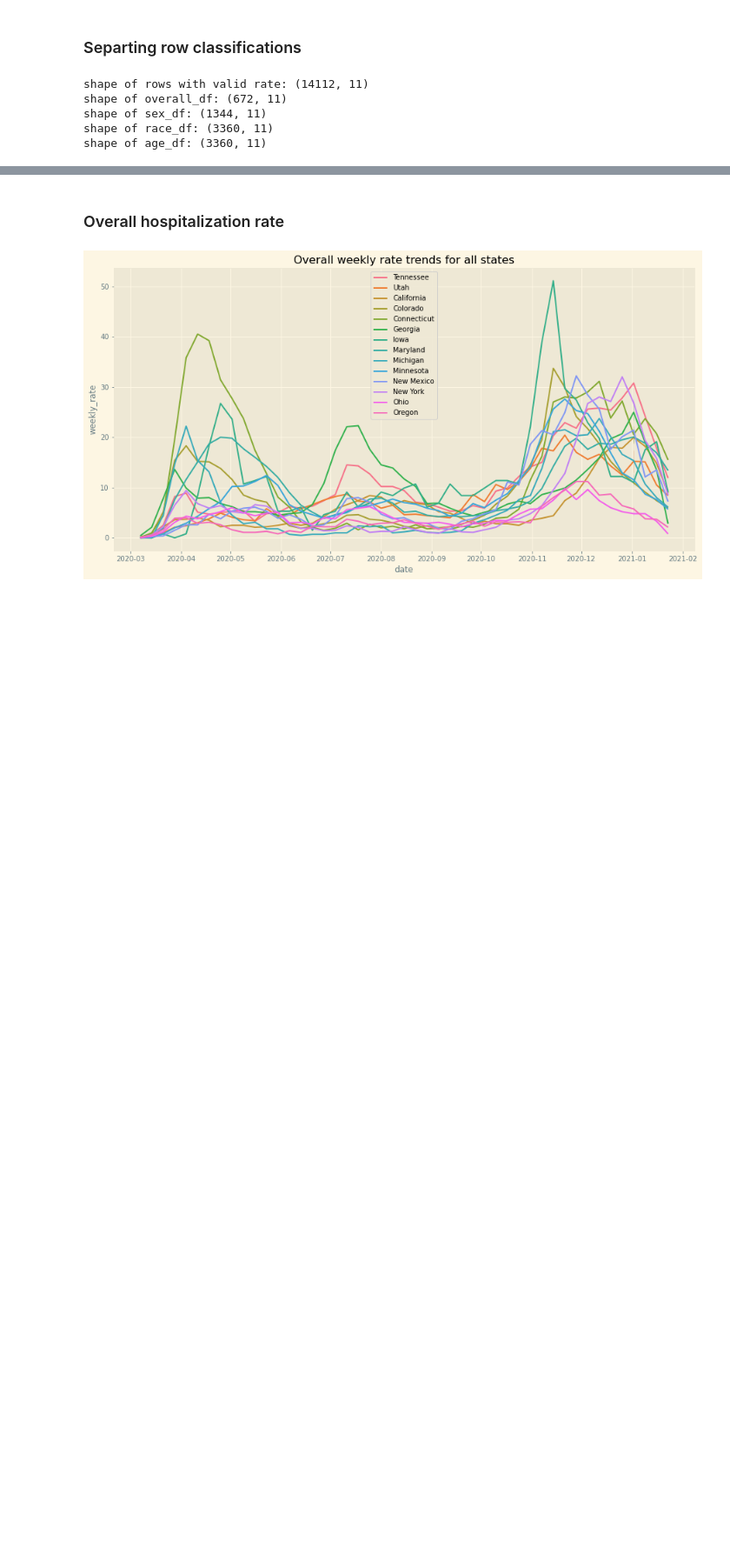
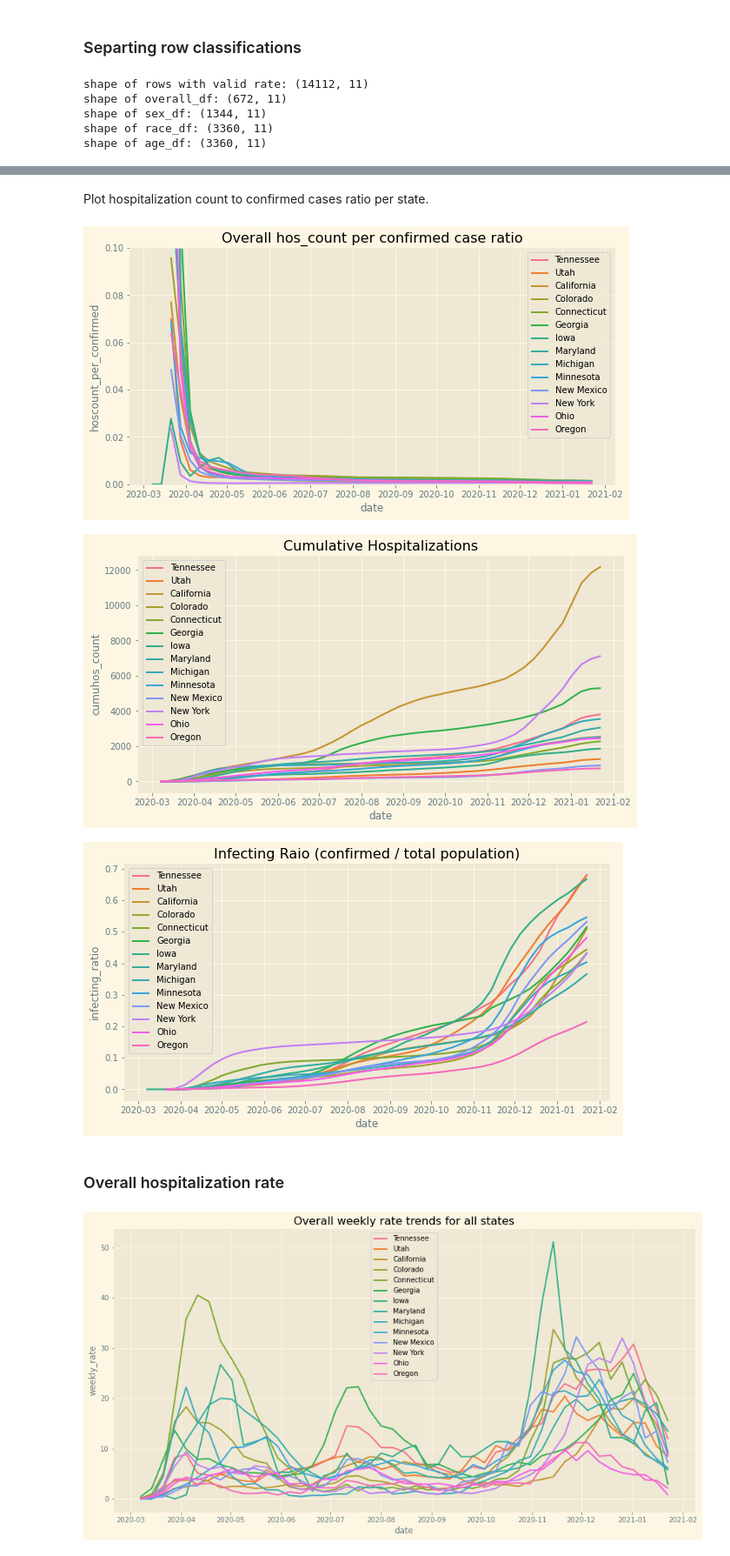
Before and after one commit to yixin0829/covid-data-gig, a Jupyter notebook: yixin_hospitalization_eda.ipynb, the cells around one changed output, grey strips where cells are left out. Shown at 87% size. Saved outputs shown, nothing was run; the diff lists cells and outputs as text; code cells hidden in the pictures; blank space fills up the shorter version.

Commit message:
Consolidate CDR(confirm,death,recovery) info with hospitalization data. Start plotting.

```diff
--- a/yixin_hospitalization_eda.ipynb
+++ b/yixin_hospitalization_eda.ipynb
@@ -166,0 +289,8 @@ Subplots of trends of overall cumu_rate/weekly_rate for all states.
+# %%
+# do a left join and drop all the duplicated rows
+overall_df = pd.merge(overall_df, cdr_df, on=['catchment', 'date'], how='left')
+overall_df = joined.drop_duplicates()
+
+# see how we did
+print(overall_df.shape)
+overall_df.head()
@@ -166,0 +317,8 @@ Subplots of trends of overall cumu_rate/weekly_rate for all states.
+# %%
+# compute two new columns for plotting
+overall_df = overall_df.assign(hoscount_per_confirmed = overall_df['cumuhos_count']/overall_df['Confirmed'])
+overall_df = overall_df.assign(recovery_per_confirmed = overall_df['Recovered']/overall_df['Confirmed'])
+overall_df = overall_df.assign(infecting_ratio = overall_df['Confirmed']/overall_df['popestimate2020'])
+
+print(overall_df.shape)
+overall_df.tail()
@@ -167,3 +333,28 @@ Subplots of trends of overall cumu_rate/weekly_rate for all states.
+# %% [markdown]
+Plot hospitalization count to confirmed cases ratio per state.
+# %%
+plt.figure(figsize=(10,5))
+plt.title('Overall hos_count per confirmed case ratio')
+plt.ylim(0, 0.1)
+sns.lineplot(data=overall_df, x='date', y='hoscount_per_confirmed', hue='catchment')
+plt.legend(loc='best')
+plt.show()
+
+plt.figure(figsize=(10,5))
+plt.title('Cumulative Hospitalizations')
+sns.lineplot(data=overall_df, x='date', y='cumuhos_count', hue='catchment')
+plt.legend(loc='best')
+plt.show()
+
+plt.figure(figsize=(10,5))
+plt.title('Infecting Raio (confirmed / total population)')
+sns.lineplot(data=overall_df, x='date', y='infecting_ratio', hue='catchment')
+plt.legend(loc='best')
+plt.show()
+# %% [output]
+[figure, added]
+[figure, added]
+[figure, added]
 # %% [markdown]
 ### Overall hospitalization rate
 # %%
```
Also changed, not shown: parts of 28 cells of this notebook.
